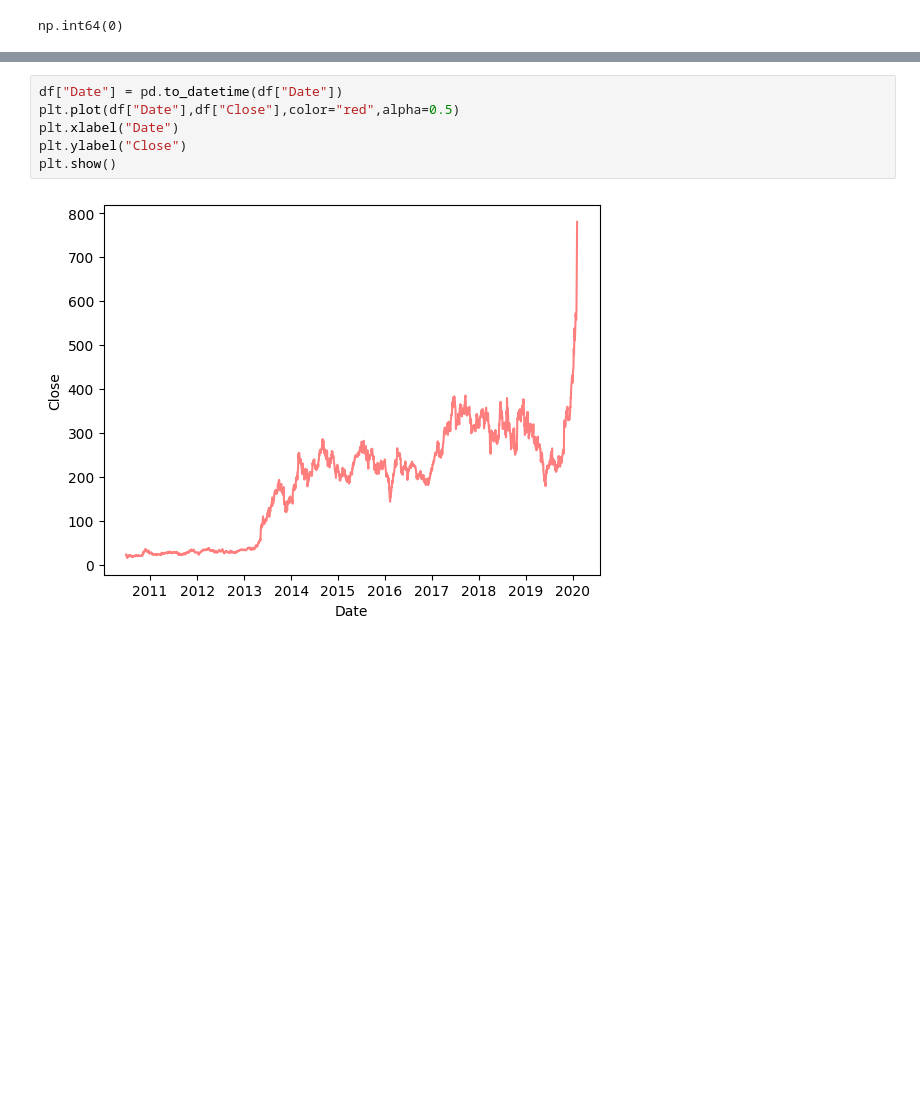
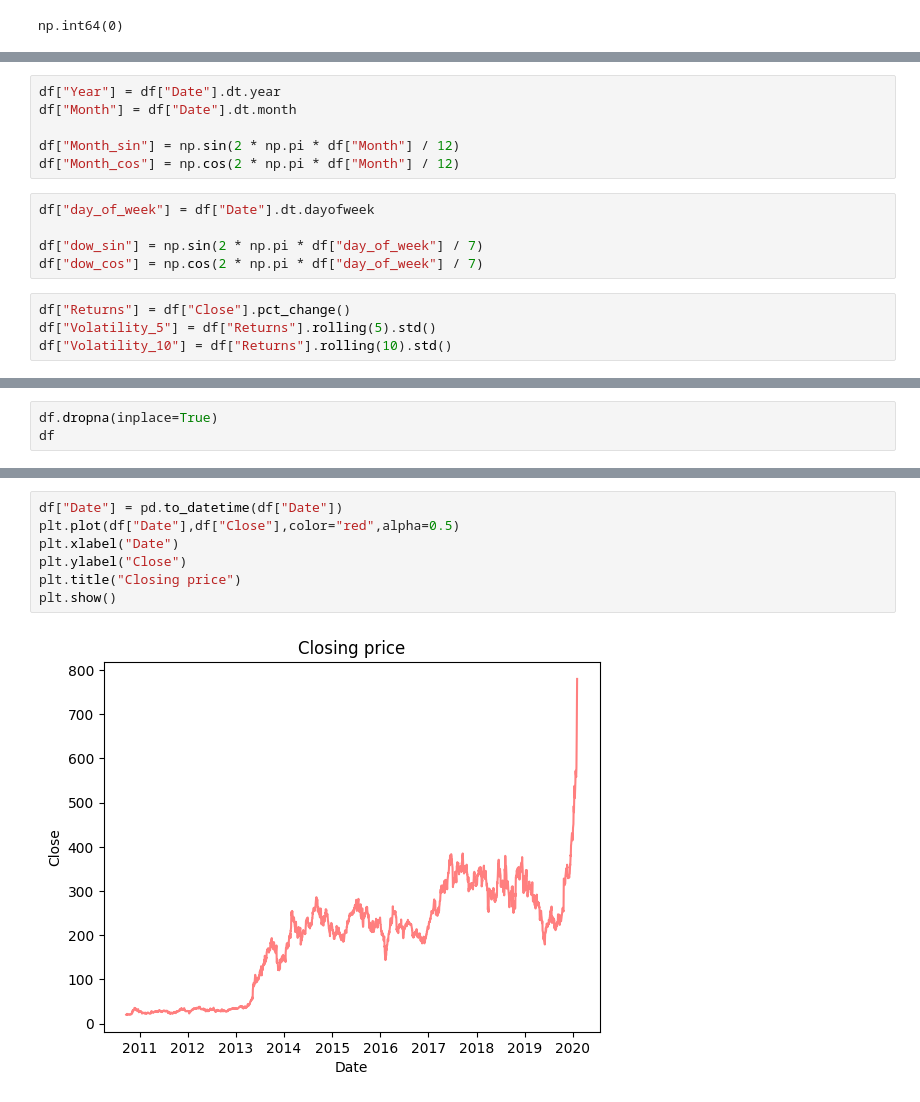
Before and after one commit to vijais0604-cloud/Tesla-stock-prediction, a Jupyter notebook: Tesla stock prediction.ipynb, the cells around one changed output, grey strips where cells are left out. Saved outputs shown, nothing was run; the diff lists cells and outputs as text; blank space fills up the shorter version.

Commit message:
created data visualization and add unwrapped the dataset to find the more information

```diff
--- a/Tesla stock prediction.ipynb
+++ b/Tesla stock prediction.ipynb
@@ -54,0 +66,15 @@ np.int64(0)
+# %%
+df["Year"] = df["Date"].dt.year
+df["Month"] = df["Date"].dt.month
+
+df["Month_sin"] = np.sin(2 * np.pi * df["Month"] / 12)
+df["Month_cos"] = np.cos(2 * np.pi * df["Month"] / 12)
+# %%
+df["day_of_week"] = df["Date"].dt.dayofweek
+
+df["dow_sin"] = np.sin(2 * np.pi * df["day_of_week"] / 7)
+df["dow_cos"] = np.cos(2 * np.pi * df["day_of_week"] / 7)
+# %%
+df["Returns"] = df["Close"].pct_change()
+df["Volatility_5"] = df["Returns"].rolling(5).std()
+df["Volatility_10"] = df["Returns"].rolling(10).std()
@@ -54,0 +102,3 @@ np.int64(0)
+# %%
+df.dropna(inplace=True)
+df
@@ -55,11 +119,12 @@ np.int64(0)
 # %%
 df["Date"] = pd.to_datetime(df["Date"])
 plt.plot(df["Date"],df["Close"],color="red",alpha=0.5)
 plt.xlabel("Date")
 plt.ylabel("Close")
+plt.title("Closing price")
 plt.show()
 # %% [output]
-[figure, old version]
+[figure, new version]
 # %%
 plt.plot(df["Date"],df["Open"],color="blue",alpha=0.5)
 plt.xlabel("Date")
```
Also changed, not shown: parts of 12 cells of this notebook, 1 other file.
